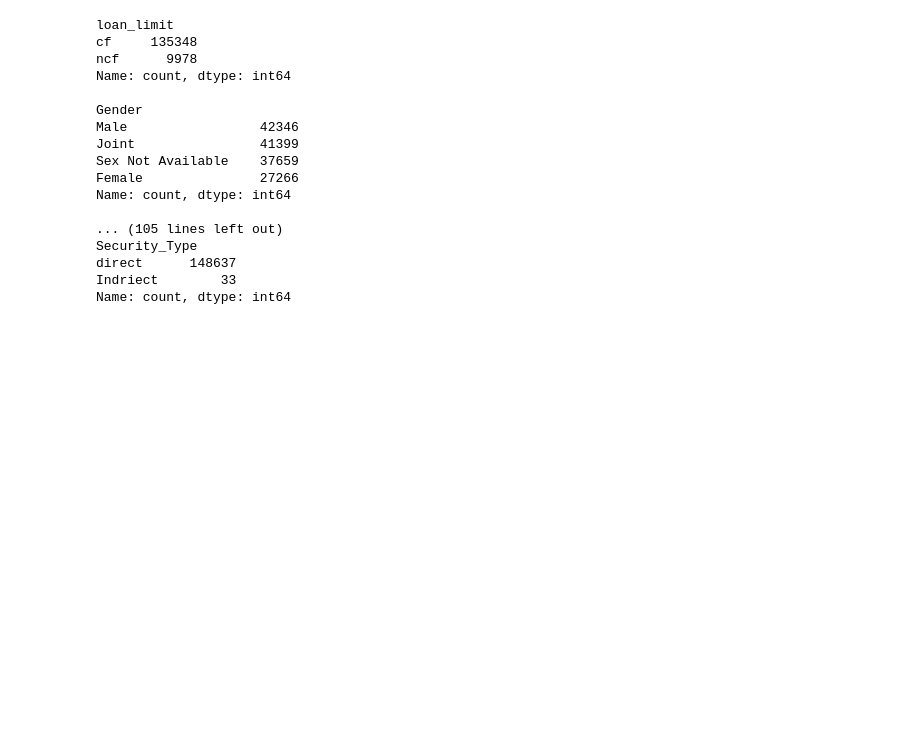
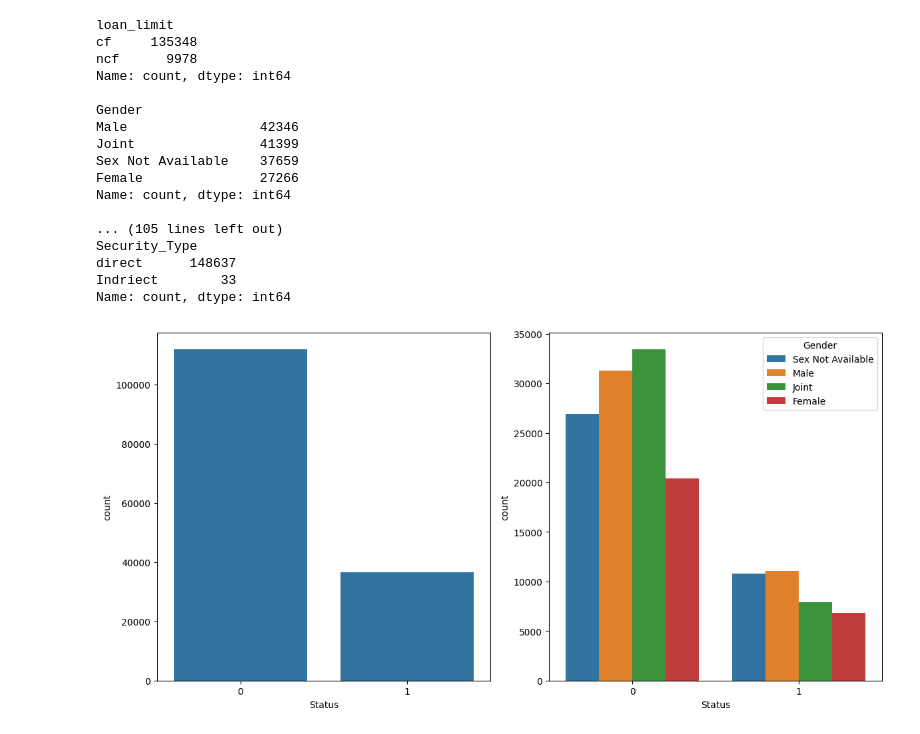
Before and after one commit to BartlomiejGaw/Loan_Default_Prediction, a Jupyter notebook: Data_Cleaning_and_EDA.ipynb, the cells around one changed output. Saved outputs shown, nothing was run; the diff lists cells and outputs as text; code cells hidden in the pictures; blank space fills up the shorter version.

Commit message:
added visualization

```diff
--- a/Data_Cleaning_and_EDA.ipynb
+++ b/Data_Cleaning_and_EDA.ipynb
@@ -121,3 +125,10 @@ Security_Type
 direct      148637
 Indriect        33
 Name: count, dtype: int64
+# %%
+fig, ax = plt.subplots(1,2, figsize=(12,6))
+sns.countplot(data=loan_dataframe, x='Status', ax=ax[0])
+sns.countplot(data=loan_dataframe, x='Status', hue='Gender', ax=ax[1])
+plt.tight_layout()
+# %% [output]
+[figure, added]
```
Also changed, not shown: parts of 7 cells of this notebook.
